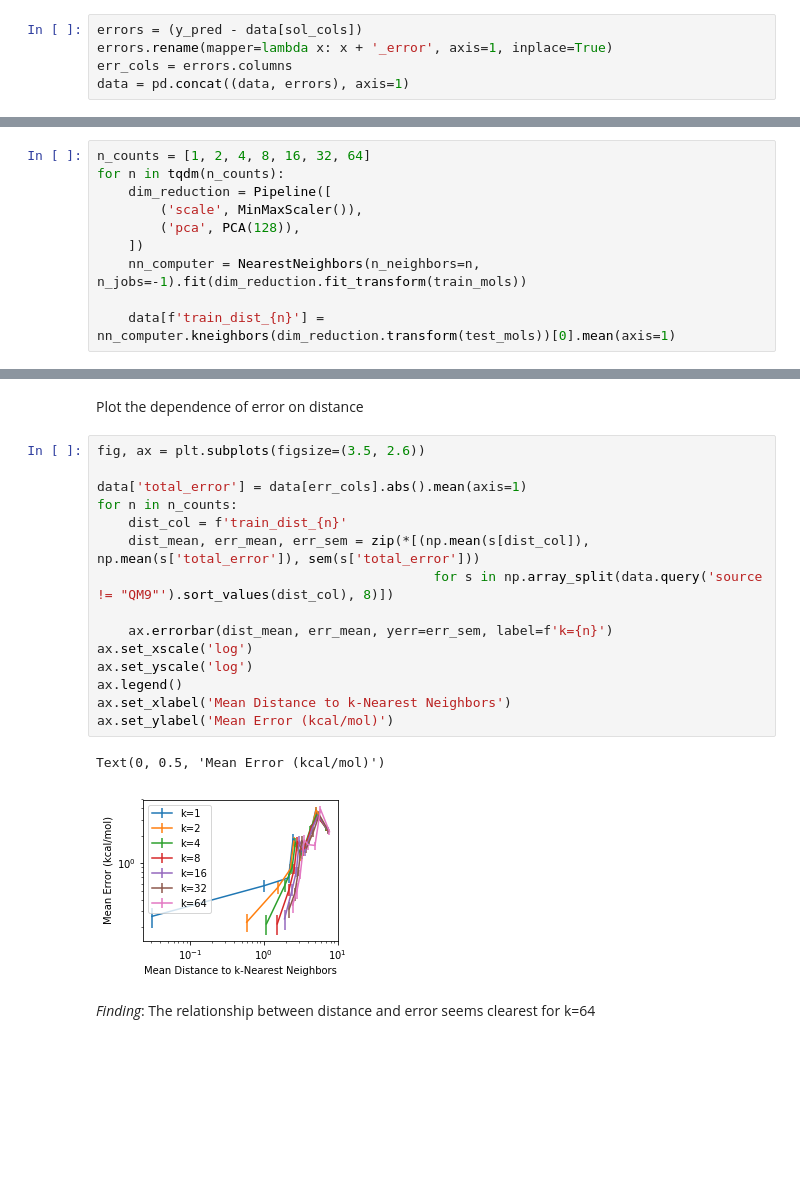
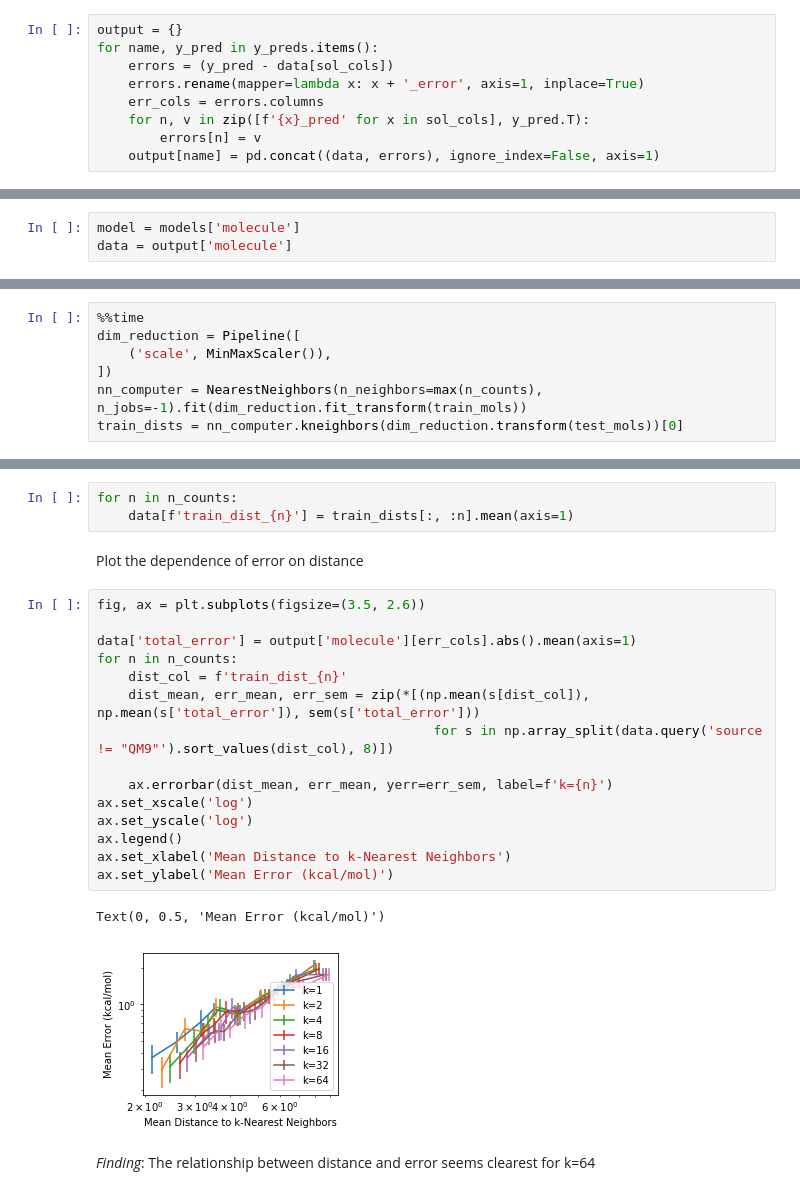
Before and after one commit to globus-labs/solvation-energy-ml, a Jupyter notebook: external-validation/0_run-on-large-molecules.ipynb, the cells around one changed output, grey strips where cells are left out. Saved outputs shown, nothing was run; the diff lists cells and outputs as text; blank space fills up the shorter version.

Commit message:
Change to using the PDB molecule set

```diff
--- a/external-validation/0_run-on-large-molecules.ipynb
+++ b/external-validation/0_run-on-large-molecules.ipynb
@@ -136,7 +146,11 @@ y_pred = run_model(model, conv, data['smiles'])
 # %%
-errors = (y_pred - data[sol_cols])
-errors.rename(mapper=lambda x: x + '_error', axis=1, inplace=True)
-err_cols = errors.columns
-data = pd.concat((data, errors), axis=1)
+output = {}
+for name, y_pred in y_preds.items():
+    errors = (y_pred - data[sol_cols])
+    errors.rename(mapper=lambda x: x + '_error', axis=1, inplace=True)
+    err_cols = errors.columns
+    for n, v in zip([f'{x}_pred' for x in sol_cols], y_pred.T):
+        errors[n] = v
+    output[name] = pd.concat((data, errors), ignore_index=False, axis=1)
 # %% [markdown]
 Plot the total error histogram
@@ -232 +238,4 @@ We want to compute the distance of each point in the test set to the nearest ent
+# %%
+model = models['molecule']
+data = output['molecule']
 # %%
@@ -250,10 +263,7 @@ Make the nearest neighbor computer on a reduced space
 # %%
-n_counts = [1, 2, 4, 8, 16, 32, 64]
-for n in tqdm(n_counts):
-    dim_reduction = Pipeline([
-        ('scale', MinMaxScaler()),
-        ('pca', PCA(128)),
-    ])
-    nn_computer = NearestNeighbors(n_neighbors=n, n_jobs=-1).fit(dim_reduction.fit_transform(train_mols))
-
-    data[f'train_dist_{n}'] = nn_computer.kneighbors(dim_reduction.transform(test_mols))[0].mean(axis=1)
+%%time
+dim_reduction = Pipeline([
+    ('scale', MinMaxScaler()),
+])
+nn_computer = NearestNeighbors(n_neighbors=max(n_counts), n_jobs=-1).fit(dim_reduction.fit_transform(train_mols))
+train_dists = nn_computer.kneighbors(dim_reduction.transform(test_mols))[0]
@@ -260,23 +273,26 @@ for n in tqdm(n_counts):
+# %%
+for n in n_counts:
+    data[f'train_dist_{n}'] = train_dists[:, :n].mean(axis=1)
 # %% [markdown]
 Plot the dependence of error on distance
 # %%
 fig, ax = plt.subplots(figsize=(3.5, 2.6))
 
-data['total_error'] = data[err_cols].abs().mean(axis=1)
+data['total_error'] = output['molecule'][err_cols].abs().mean(axis=1)
 for n in n_counts:
     dist_col = f'train_dist_{n}'
     dist_mean, err_mean, err_sem = zip(*[(np.mean(s[dist_col]), np.mean(s['total_error']), sem(s['total_error']))
                                            for s in np.array_split(data.query('source != "QM9"').sort_values(dist_col), 8)])
 
     ax.errorbar(dist_mean, err_mean, yerr=err_sem, label=f'k={n}')
 ax.set_xscale('log')
 ax.set_yscale('log')
 ax.legend()
 ax.set_xlabel('Mean Distance to k-Nearest Neighbors')
 ax.set_ylabel('Mean Error (kcal/mol)')
 # %% [output]
 Text(0, 0.5, 'Mean Error (kcal/mol)')
-[figure, old version]
+[figure, new version]
 # %% [markdown]
 *Finding*: The relationship between distance and error seems clearest for k=64
 # %%
```
Also changed, not shown: parts of 45 cells of this notebook, 10 other files.
